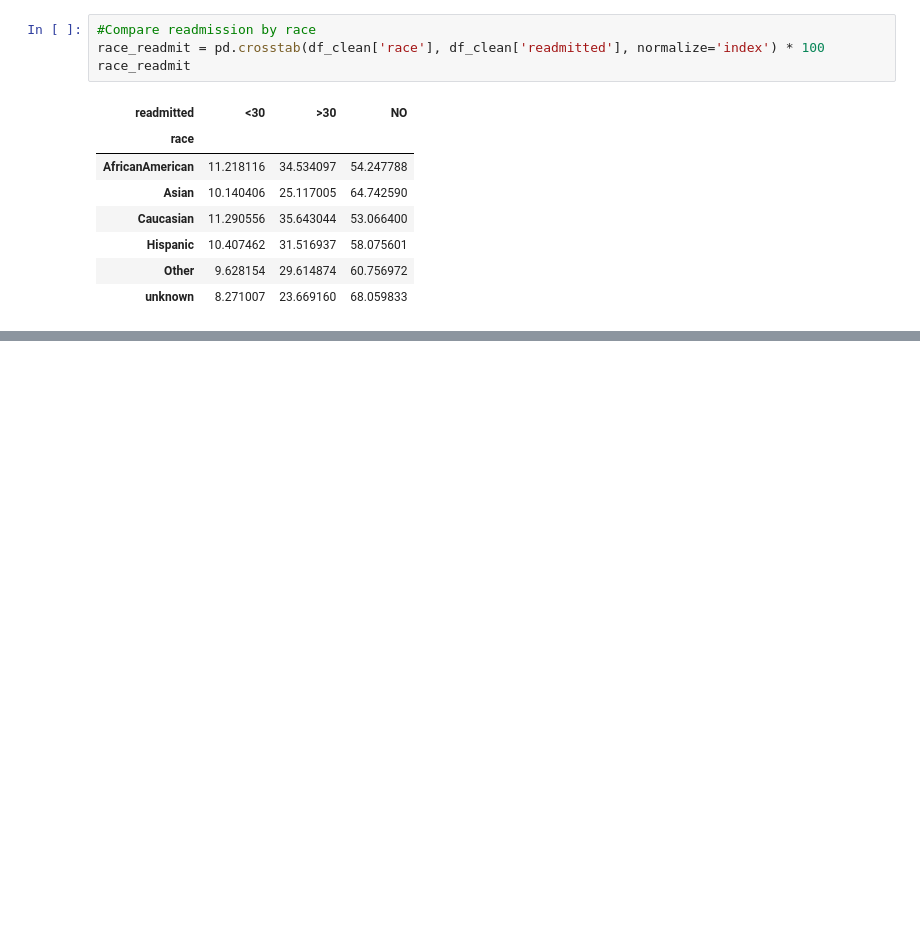
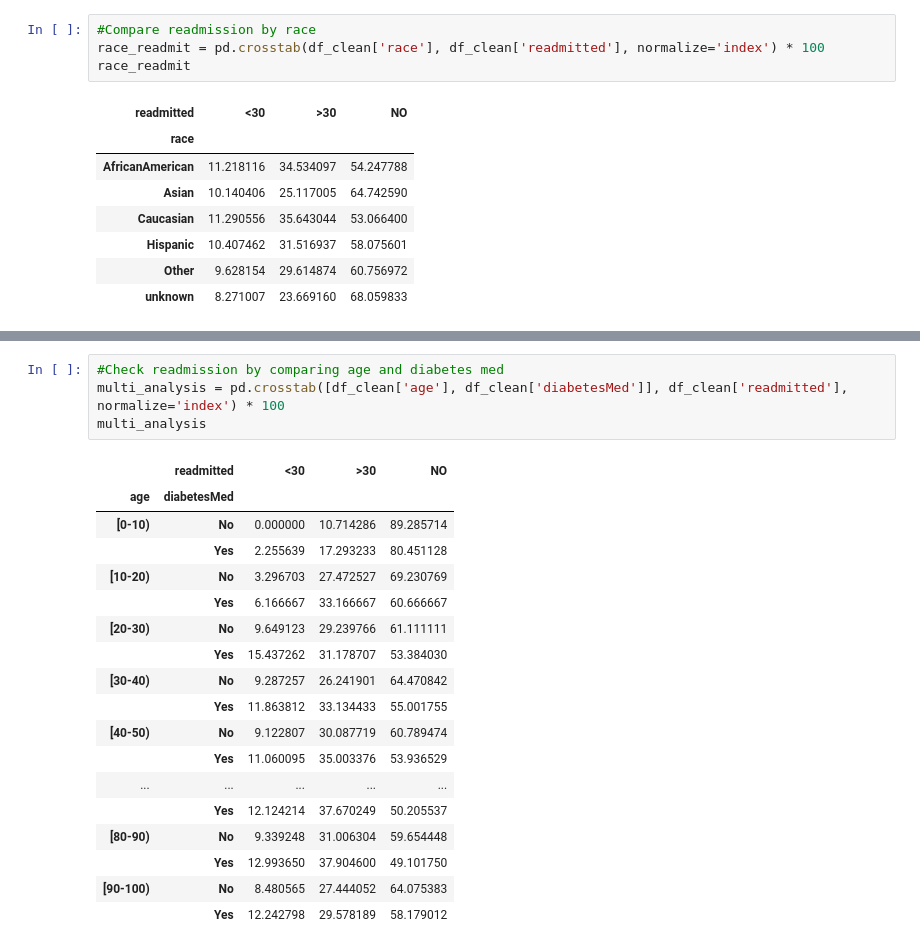
Before and after one commit to EduardoYaguar/act1_2p_si_eda_2_25_yaguar, a Jupyter notebook: act1_2p_si_eda_2_25_yaguar.ipynb, the cells around one changed output, grey strips where cells are left out. Saved outputs shown, nothing was run; the diff lists cells and outputs as text; blank space fills up the shorter version.

Commit message:
Multivariate Analysis

```diff
--- a/act1_2p_si_eda_2_25_yaguar.ipynb
+++ b/act1_2p_si_eda_2_25_yaguar.ipynb
@@ -444,0 +479,23 @@ race_readmit
+# %%
+#Check readmission by comparing age and diabetes med
+multi_analysis = pd.crosstab([df_clean['age'], df_clean['diabetesMed']], df_clean['readmitted'], normalize='index') * 100
+multi_analysis
+# %% [output]
+|  | readmitted | <30 | >30 | NO |
+| age | diabetesMed |  |  |  |
+| [0-10) | No | 0.000000 | 10.714286 | 89.285714 |
+|  | Yes | 2.255639 | 17.293233 | 80.451128 |
+| [10-20) | No | 3.296703 | 27.472527 | 69.230769 |
+|  | Yes | 6.166667 | 33.166667 | 60.666667 |
+| [20-30) | No | 9.649123 | 29.239766 | 61.111111 |
+|  | Yes | 15.437262 | 31.178707 | 53.384030 |
+| [30-40) | No | 9.287257 | 26.241901 | 64.470842 |
+|  | Yes | 11.863812 | 33.134433 | 55.001755 |
+| [40-50) | No | 9.122807 | 30.087719 | 60.789474 |
+|  | Yes | 11.060095 | 35.003376 | 53.936529 |
+| ... | ... | ... | ... | ... |
+|  | Yes | 12.124214 | 37.670249 | 50.205537 |
+| [80-90) | No | 9.339248 | 31.006304 | 59.654448 |
+|  | Yes | 12.993650 | 37.904600 | 49.101750 |
+| [90-100) | No | 8.480565 | 27.444052 | 64.075383 |
+|  | Yes | 12.242798 | 29.578189 | 58.179012 |
```
Also changed, not shown: parts of 4 cells of this notebook.
